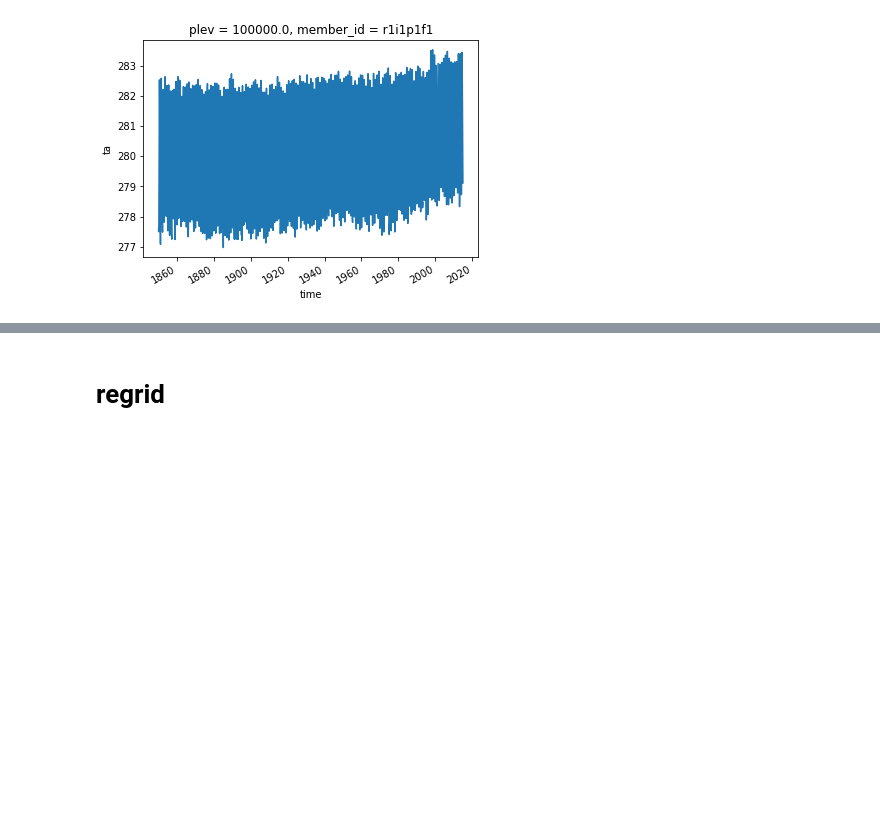
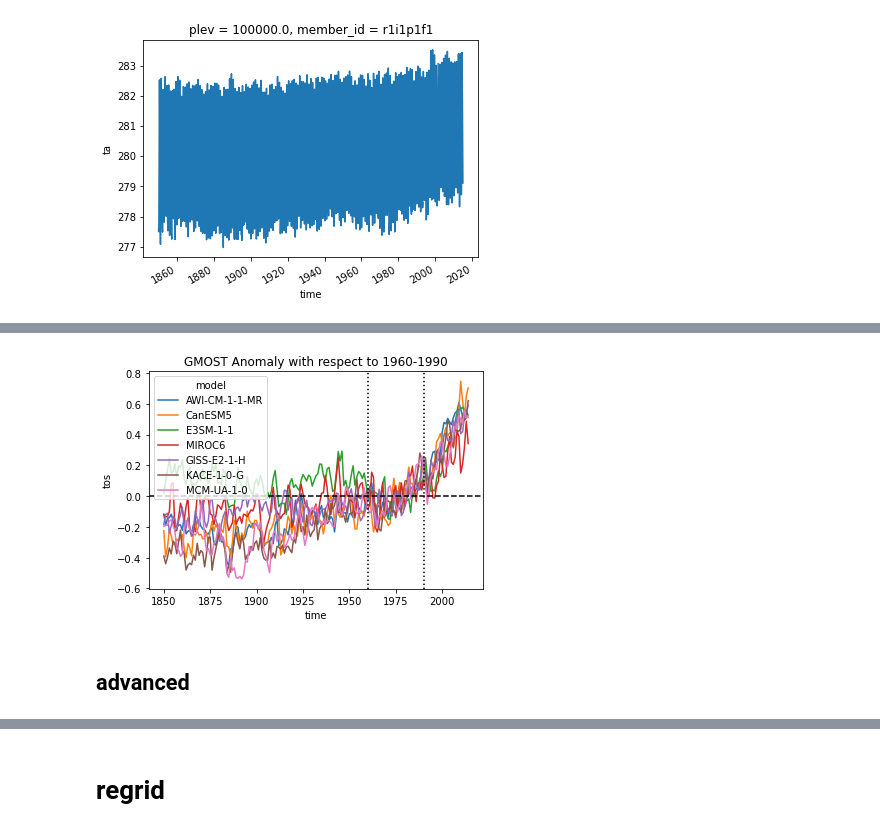
Before and after one commit to aaronspring/LunchBytes_intake-esm_cloud, a Jupyter notebook: tutorial.ipynb, the cells around one changed output, grey strips where cells are left out. Drawn from its saved outputs; the diff is of its cells as text; code cells hidden in the pictures; blank space fills up the shorter version.

```diff
--- a/tutorial.ipynb
+++ b/tutorial.ipynb
@@ -81,0 +268,11 @@ yearmean(da_gm).plot()
+# %%
+da_ym_anom.plot(hue='model')
+for x in [start,end]:
+    plt.axvline(x=x,c='k',ls=':')
+plt.axhline(y=0,c='k',ls='--')
+plt.title(f'GMOST Anomaly with respect to {start}-{end}')
+plt.show()
+# %% [output]
+[figure, added]
+# %% [markdown]
+## advanced
```
Also changed, not shown: parts of 25 cells of this notebook, 1 other file.
